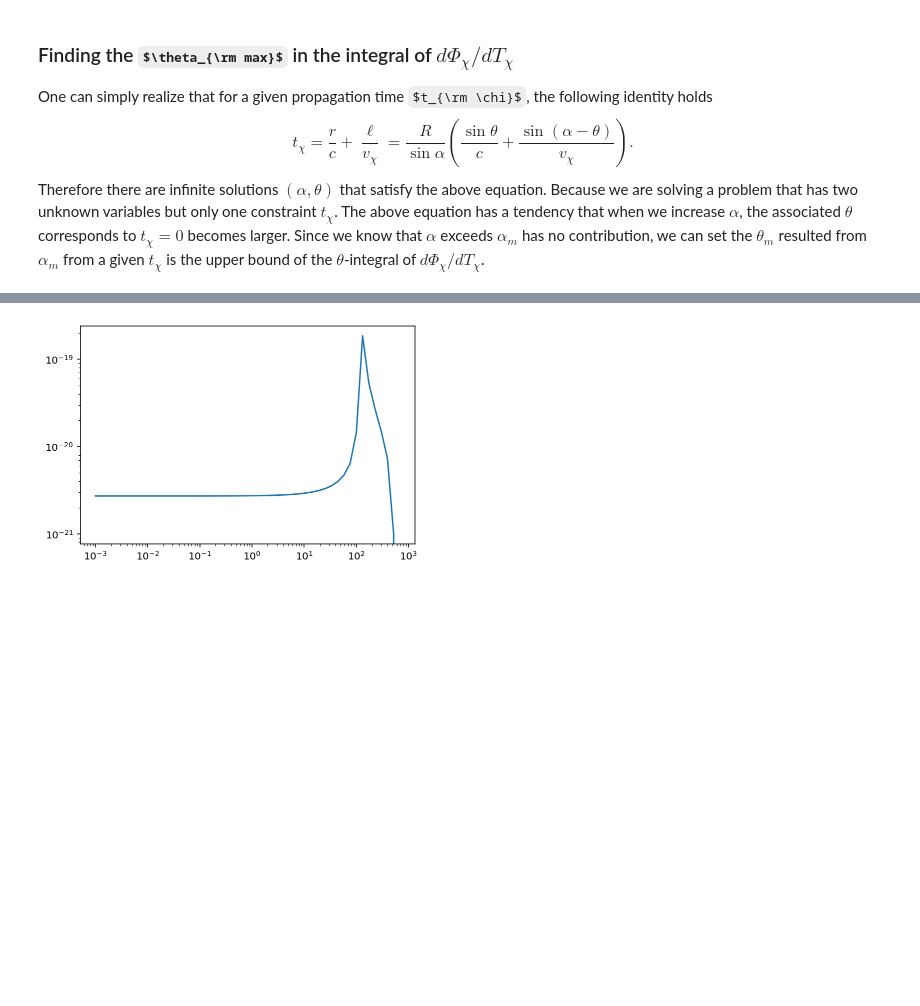
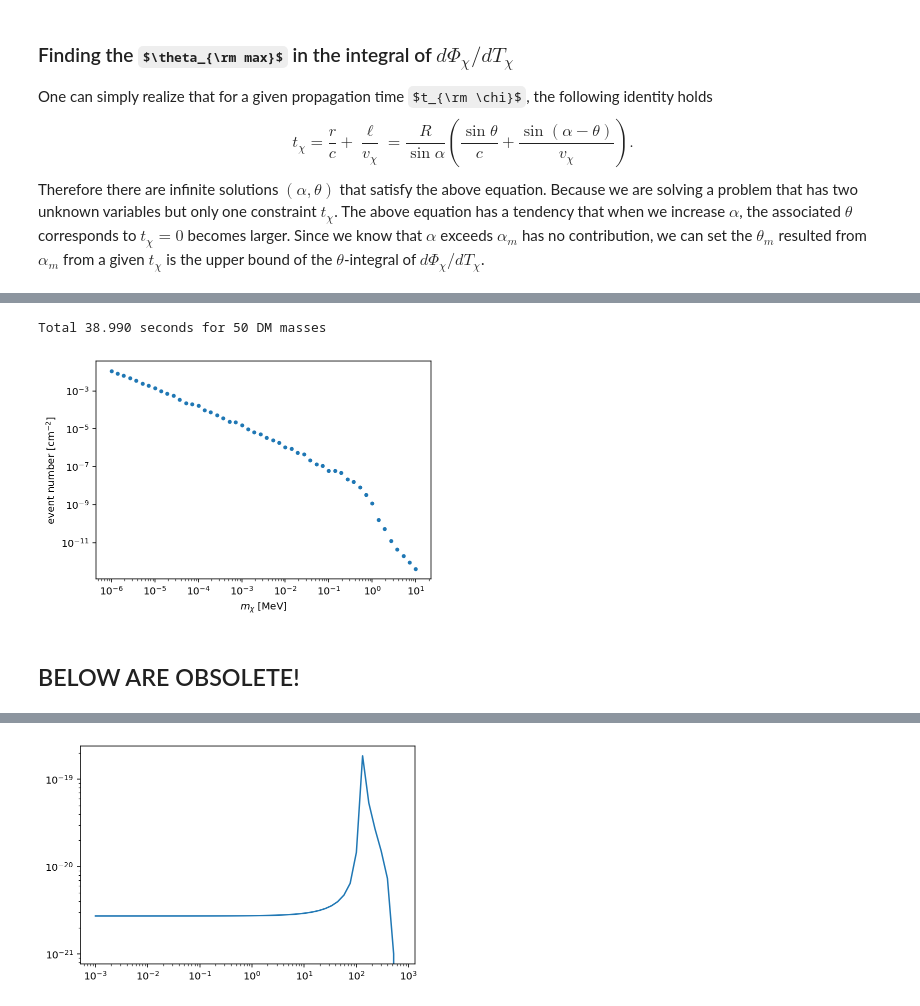
Before and after one commit to yenhsunlin/SNnuBDM, a Jupyter notebook: bdmflux.ipynb, the cells around one changed output, grey strips where cells are left out. Saved outputs shown, nothing was run; the diff lists cells and outputs as text; code cells hidden in the pictures; some formulas as TeX source; blank space fills up the shorter version.

```diff
--- a/bdmflux.ipynb
+++ b/bdmflux.ipynb
@@ -598 +767,46 @@ def bdmflux(t,theta,Tx,mx,tau=10,sigxv=1e-45,rho=184,rs=24.42,Lv=Lv,R=8.5,r_cut=
+# %%
+# Evaluate BDM event rate, \int dt dTx
+# timing
+start_time_int_mp = timer()
+# number of cpu cores
+cpu_count = mp.cpu_count()
+# kinetic energy range to be integrated
+Tx_min,Tx_max = 5,100
+# how many mx should be evaluated
+mx_ls = np.logspace(-6,1,50)
+
+def bdm_int(mx):
+    mx_bdm_int = []
+    #for Tx in Tx_ls:
+    theta_m,theta_M=find_theta_bound(1,5,mx)
+    t_max = find_tmax(Tx_min,mx)
+    # restrict t_max below 30 years
+    if t_max > 30*yr:
+        t_max = 30*yr
+    else:
+        pass
+    theta_integ = vegas.Integrator([[10,t_max],[theta_m,theta_M],[Tx_min,Tx_max]])
+    int_result = theta_integ(lambda x: bdmflux(x[0],x[1],x[2],mx), nitn=10, neval=5000)
+    return int_result.mean
+
+pool = mp.Pool(processes=cpu_count)
+bdm_event = pool.map(bdm_int, mx_ls)
+end_time_int_mp = timer()
+
+print('Total ' + f"{end_time_int_mp-start_time_int_mp:.3f}" + ' seconds for ' + str(len(mx_ls)) + ' DM masses', end='\r')
+# %% [output]
+Total 38.990 seconds for 50 DM masses
+# %%
+# plotting
+plt.plot(mx_ls,bdm_event,'.')
+plt.xscale('log')
+plt.yscale('log')
+#plt.legend()
+plt.xlabel('$m_\chi$ [MeV]')
+plt.ylabel(r'event number ${\rm [cm^{-2}]}$')
+#plt.savefig('bdm_event_number.pdf',facecolor='white',bbox_inches='tight')
+# %% [output]
+[figure, added]
+# %% [markdown]
+## BELOW ARE OBSOLETE!
 # %%
```
Also changed, not shown: parts of 49 cells of this notebook.
